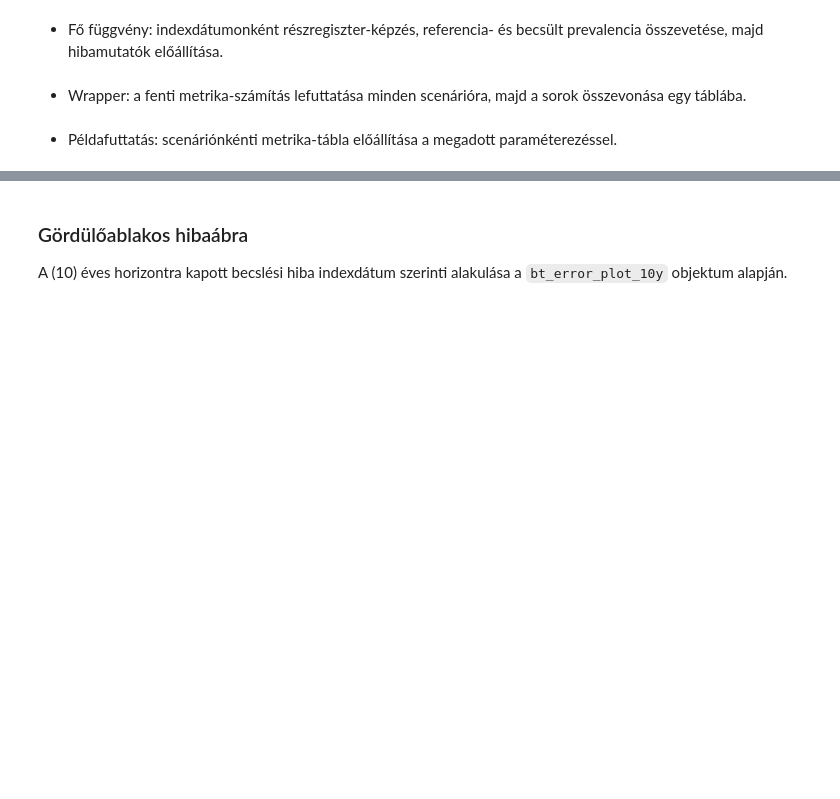
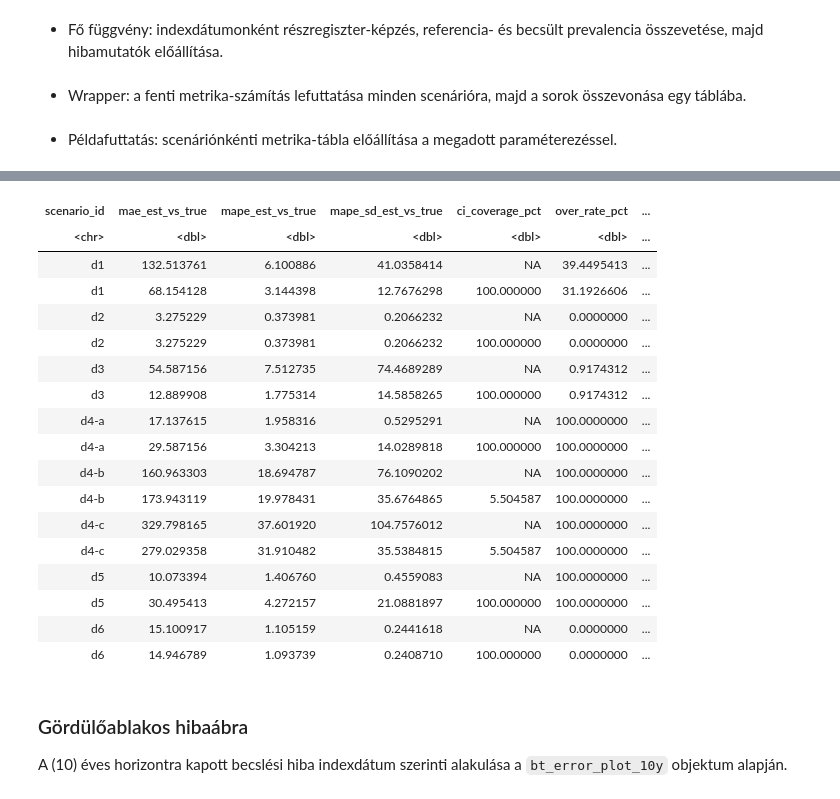
Before and after one commit to lrado1/rprev-ext, a Jupyter notebook: notebooks/performance-evaluation.ipynb, the cells around one changed output, grey strips where cells are left out. Cells and saved outputs as stored; diff of their text form; code cells hidden in the pictures; blank space fills up the shorter version.

Commit message:
Refine performance evaluation notebook workflow

```diff
--- a/notebooks/performance-evaluation.ipynb
+++ b/notebooks/performance-evaluation.ipynb
@@ -1906,0 +1749,62 @@ names(survival_diagnostics) <- diagnostic_scenarios
+# %%
+# bt_error_plot_10y forrasanak kivalasztasa, majd bt_metrics_only eloallitasa
+bt_error_plot_10y_csv_path <- if (basename(getwd()) == "notebooks") "bt_error_plot_10y_batches.csv" else "notebooks/bt_error_plot_10y_batches.csv"
+use_bt_error_plot_10y_csv <- FALSE
+
+scenario_levels <- c("d1", "d2", "d3", "d4-a", "d4-b", "d4-c", "d5", "d6")
+scenario_labels <- c("d1: idealis", "d2: non-Weibull + x3", "d3: non-Weibull + x3 + inhomogen", "d4: homogen + LTFU 1%", "d4: homogen + LTFU 5%", "d4: homogen + LTFU 10%", "d5: non-Weibull + x3 + inhomogen + LTFU 1%", "d6: non-Weibull + x3 + hosszabb tuleles")
+
+if (use_bt_error_plot_10y_csv) {
+  bt_error_plot_10y <- utils::read.csv(bt_error_plot_10y_csv_path, stringsAsFactors = FALSE)
+  bt_error_plot_10y$index_date <- as.Date(bt_error_plot_10y$index_date)
+} else {
+  bt_error_plot_10y <- bt_error_plot_10y_batch
+}
+
+bt_metrics_input <- bt_error_plot_10y
+bt_metrics_input$abs_err_est_vs_true <- abs(bt_metrics_input$err_est_vs_true)
+bt_metrics_input$sq_err_est_vs_true <- bt_metrics_input$err_est_vs_true^2
+bt_metrics_input$abs_pct_err_est_vs_true <- 100 * bt_metrics_input$abs_err_est_vs_true / ifelse(bt_metrics_input$true_prevalence == 0, NA, bt_metrics_input$true_prevalence)
+bt_metrics_input$over_flag <- as.numeric(bt_metrics_input$err_est_vs_true > 0)
+bt_metrics_input$under_flag <- as.numeric(bt_metrics_input$err_est_vs_true < 0)
+
+bt_metrics_only <- aggregate(
+  cbind(
+    mae_est_vs_true = abs_err_est_vs_true,
+    mape_est_vs_true = abs_pct_err_est_vs_true,
+    over_rate_pct = over_flag,
+    under_rate_pct = under_flag
+  ) ~ scenario_id + N_boot + horizon_years + observed_years,
+  data = bt_metrics_input,
+  FUN = function(z) mean(z, na.rm = TRUE)
+)
+
+mape_sd_tbl <- aggregate(
+  abs_pct_err_est_vs_true ~ scenario_id + N_boot + horizon_years + observed_years,
+  data = bt_metrics_input,
+  FUN = function(z) stats::sd(z, na.rm = TRUE)
+)
+names(mape_sd_tbl)[names(mape_sd_tbl) == "abs_pct_err_est_vs_true"] <- "mape_sd_est_vs_true"
+
+ci_coverage_tbl <- aggregate(
+  as.numeric(true_prevalence_in_ci) ~ scenario_id + N_boot + horizon_years + observed_years,
+  data = bt_error_plot_10y[!is.na(bt_error_plot_10y$true_prevalence_in_ci), ],
+  FUN = function(z) mean(z, na.rm = TRUE)
+)
+names(ci_coverage_tbl)[names(ci_coverage_tbl) == "as.numeric(true_prevalence_in_ci)"] <- "ci_coverage_pct"
+
+evaluated_index_dates_tbl <- aggregate(index_date ~ scenario_id + N_boot + horizon_years + observed_years, data = bt_error_plot_10y, FUN = length)
+names(evaluated_index_dates_tbl)[names(evaluated_index_dates_tbl) == "index_date"] <- "evaluated_index_dates"
+
+bt_metrics_only <- merge(bt_metrics_only, mape_sd_tbl, by = c("scenario_id", "N_boot", "horizon_years", "observed_years"), all.x = TRUE)
+bt_metrics_only <- merge(bt_metrics_only, ci_coverage_tbl, by = c("scenario_id", "N_boot", "horizon_years", "observed_years"), all.x = TRUE)
+bt_metrics_only$ci_coverage_pct <- 100 * bt_metrics_only$ci_coverage_pct
+bt_metrics_only$over_rate_pct <- 100 * bt_metrics_only$over_rate_pct
+bt_metrics_only$under_rate_pct <- 100 * bt_metrics_only$under_rate_pct
+bt_metrics_only <- merge(bt_metrics_only, evaluated_index_dates_tbl, by = c("scenario_id", "N_boot", "horizon_years", "observed_years"), all.x = TRUE)
+bt_metrics_only <- bt_metrics_only[, c("scenario_id", "mae_est_vs_true", "mape_est_vs_true", "mape_sd_est_vs_true", "ci_coverage_pct", "over_rate_pct", "under_rate_pct", "N_boot", "horizon_years", "observed_years", "evaluated_index_dates")]
+
+bt_error_plot_10y$scenario_label <- factor(bt_error_plot_10y$scenario_id, levels = scenario_levels, labels = scenario_labels)
+
+bt_metrics_only
+# %% [output]
@@ -1907,3 +1812,21 @@ names(survival_diagnostics) <- diagnostic_scenarios
+| scenario_id | mae_est_vs_true | mape_est_vs_true | mape_sd_est_vs_true | ci_coverage_pct | over_rate_pct | ... |
+| <chr> | <dbl> | <dbl> | <dbl> | <dbl> | <dbl> | ... |
+| d1 | 132.513761 | 6.100886 | 41.0358414 | NA | 39.4495413 | ... |
+| d1 | 68.154128 | 3.144398 | 12.7676298 | 100.000000 | 31.1926606 | ... |
+| d2 | 3.275229 | 0.373981 | 0.2066232 | NA | 0.0000000 | ... |
+| d2 | 3.275229 | 0.373981 | 0.2066232 | 100.000000 | 0.0000000 | ... |
+| d3 | 54.587156 | 7.512735 | 74.4689289 | NA | 0.9174312 | ... |
+| d3 | 12.889908 | 1.775314 | 14.5858265 | 100.000000 | 0.9174312 | ... |
+| d4-a | 17.137615 | 1.958316 | 0.5295291 | NA | 100.0000000 | ... |
+| d4-a | 29.587156 | 3.304213 | 14.0289818 | 100.000000 | 100.0000000 | ... |
+| d4-b | 160.963303 | 18.694787 | 76.1090202 | NA | 100.0000000 | ... |
+| d4-b | 173.943119 | 19.978431 | 35.6764865 | 5.504587 | 100.0000000 | ... |
+| d4-c | 329.798165 | 37.601920 | 104.7576012 | NA | 100.0000000 | ... |
+| d4-c | 279.029358 | 31.910482 | 35.5384815 | 5.504587 | 100.0000000 | ... |
+| d5 | 10.073394 | 1.406760 | 0.4559083 | NA | 100.0000000 | ... |
+| d5 | 30.495413 | 4.272157 | 21.0881897 | 100.000000 | 100.0000000 | ... |
+| d6 | 15.100917 | 1.105159 | 0.2441618 | NA | 0.0000000 | ... |
+| d6 | 14.946789 | 1.093739 | 0.2408710 | 100.000000 | 0.0000000 | ... |
 # %% [markdown]
 ### Gördülőablakos hibaábra
 A \(10\) éves horizontra kapott becslési hiba indexdátum szerinti alakulása a `bt_error_plot_10y` objektum alapján.
```
Also changed, not shown: parts of 15 cells of this notebook.
